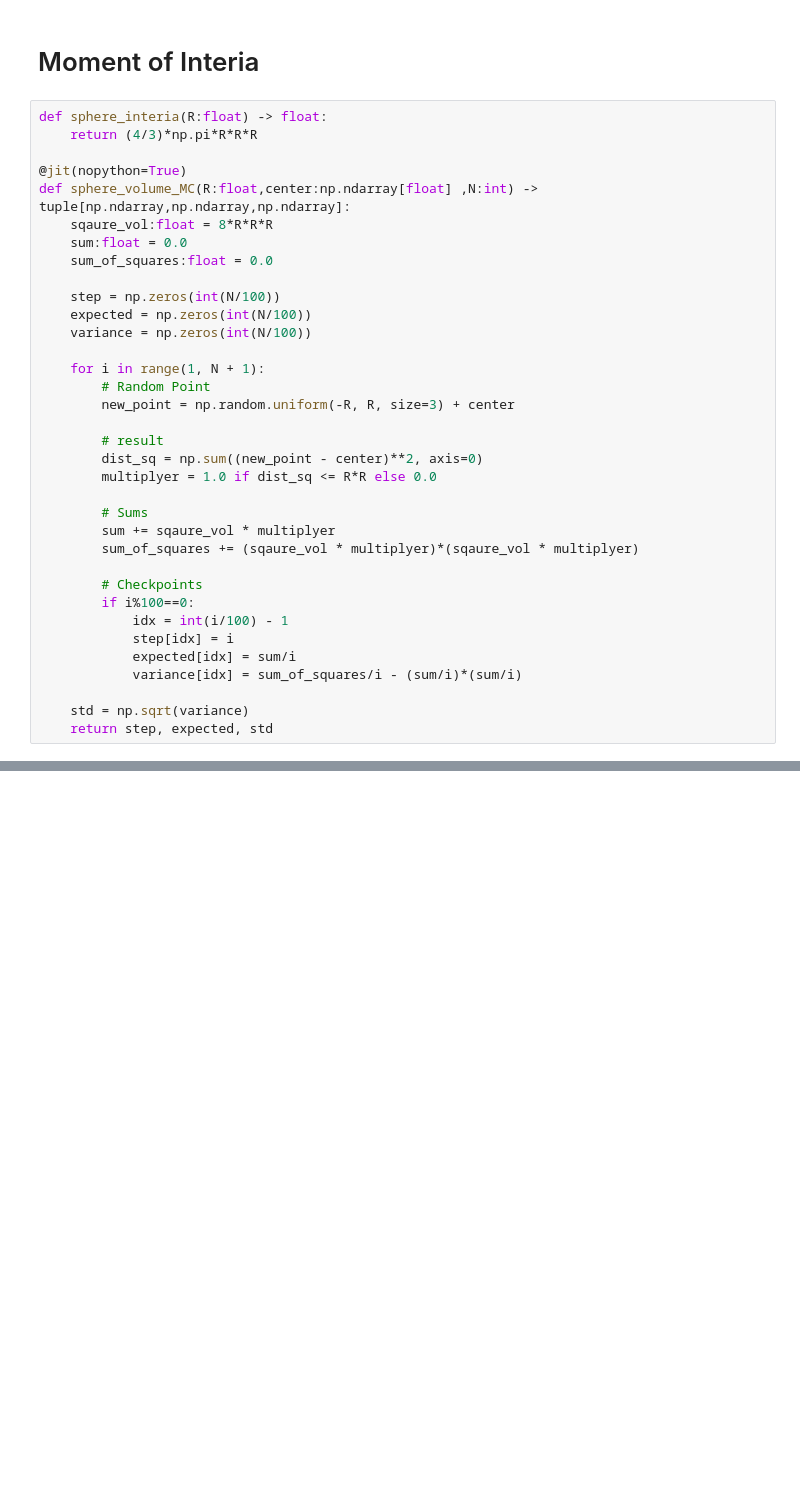
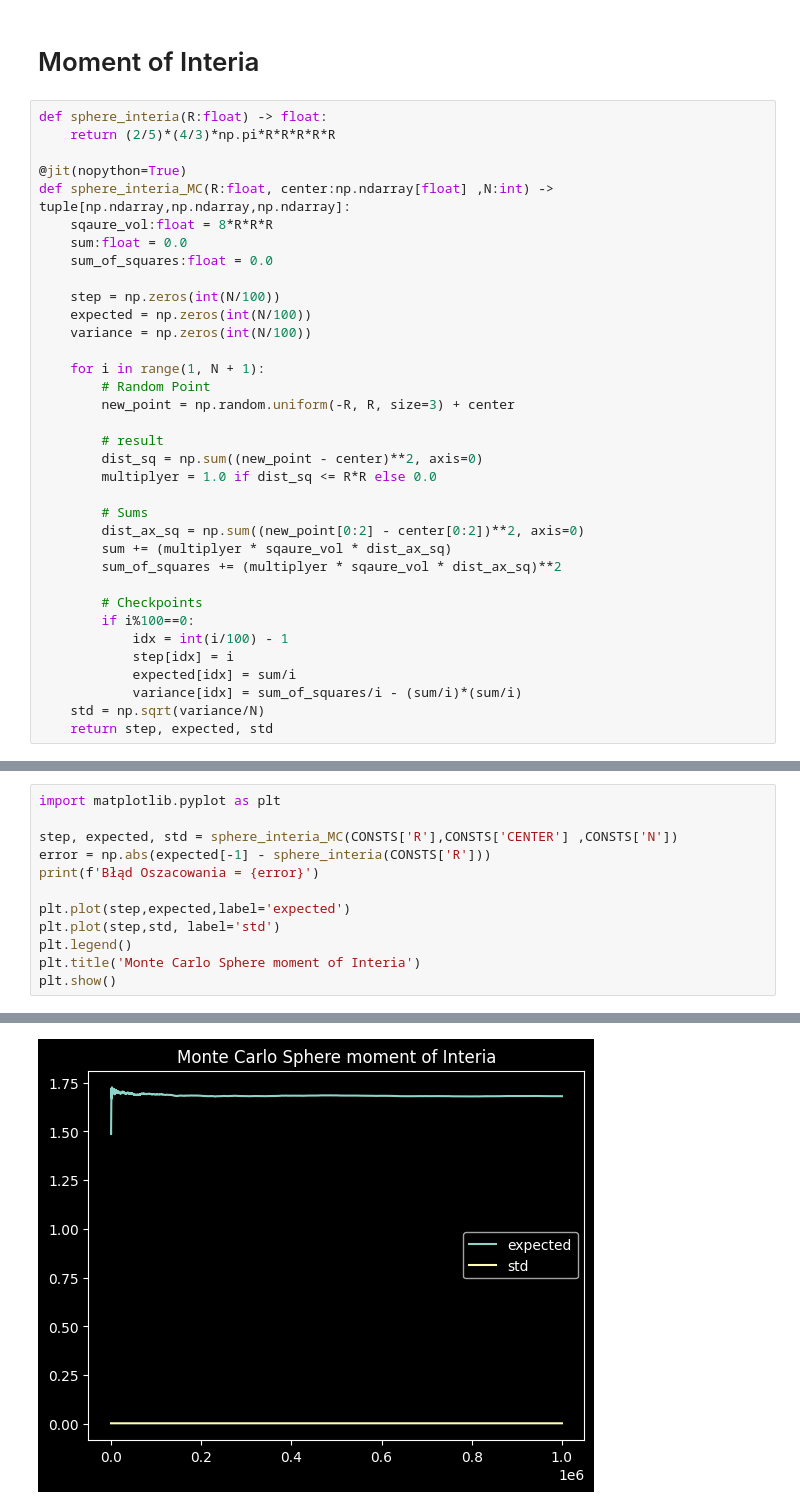
Before and after one commit to xXKeNdAmAmAsTeRXx/Computer_Physics, a Jupyter notebook: MonteCarlo/MonteCarlo.ipynb, the cells around one changed output, grey strips where cells are left out. Cells and saved outputs as stored; diff of their text form; blank space fills up the shorter version.

Commit message:
interia tensor

```diff
--- a/MonteCarlo/MonteCarlo.ipynb
+++ b/MonteCarlo/MonteCarlo.ipynb
@@ -68,10 +68,10 @@ Błąd Oszacowania = 0.0018977952136092213
 # Moment of Interia
 # %%
 def sphere_interia(R:float) -> float:
-    return (4/3)*np.pi*R*R*R
+    return (2/5)*(4/3)*np.pi*R*R*R*R*R
 
 @jit(nopython=True)
-def sphere_volume_MC(R:float,center:np.ndarray[float] ,N:int) -> tuple[np.ndarray,np.ndarray,np.ndarray]:
+def sphere_interia_MC(R:float, center:np.ndarray[float] ,N:int) -> tuple[np.ndarray,np.ndarray,np.ndarray]:
     sqaure_vol:float = 8*R*R*R
     sum:float = 0.0
     sum_of_squares:float = 0.0
@@ -89,8 +89,9 @@ def sphere_volume_MC(R:float,center:np.ndarray[float] ,N:int) -> tuple[np.ndarra
         multiplyer = 1.0 if dist_sq <= R*R else 0.0
 
         # Sums
-        sum += sqaure_vol * multiplyer
-        sum_of_squares += (sqaure_vol * multiplyer)*(sqaure_vol * multiplyer)
+        dist_ax_sq = np.sum((new_point[0:2] - center[0:2])**2, axis=0)
+        sum += (multiplyer * sqaure_vol * dist_ax_sq)
+        sum_of_squares += (multiplyer * sqaure_vol * dist_ax_sq)**2
 
         # Checkpoints
         if i%100==0:
@@ -98,6 +99,5 @@ def sphere_volume_MC(R:float,center:np.ndarray[float] ,N:int) -> tuple[np.ndarra
             step[idx] = i
             expected[idx] = sum/i
             variance[idx] = sum_of_squares/i - (sum/i)*(sum/i)
-
-    std = np.sqrt(variance)
+    std = np.sqrt(variance/N)
     return step, expected, std
@@ -103,0 +110,13 @@ def sphere_volume_MC(R:float,center:np.ndarray[float] ,N:int) -> tuple[np.ndarra
+# %%
+import matplotlib.pyplot as plt
+
+step, expected, std = sphere_interia_MC(CONSTS['R'],CONSTS['CENTER'] ,CONSTS['N'])
+error = np.abs(expected[-1] - sphere_interia(CONSTS['R']))
+print(f'Błąd Oszacowania = {error}')
+
+plt.plot(step,expected,label='expected')
+plt.plot(step,std, label='std')
+plt.legend()
+plt.title('Monte Carlo Sphere moment of Interia')
+plt.show()
+# %% [output]
@@ -103,0 +124 @@ def sphere_volume_MC(R:float,center:np.ndarray[float] ,N:int) -> tuple[np.ndarra
+[figure, added]
```
Also changed, not shown: parts of 5 cells of this notebook.
